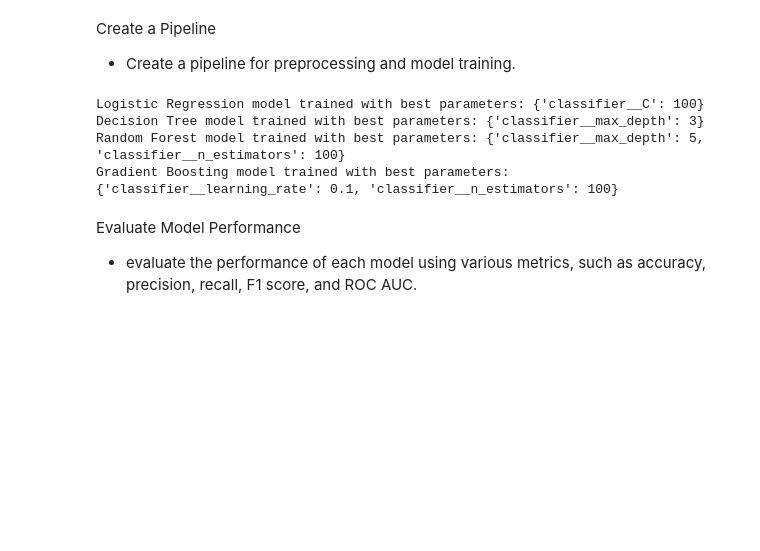
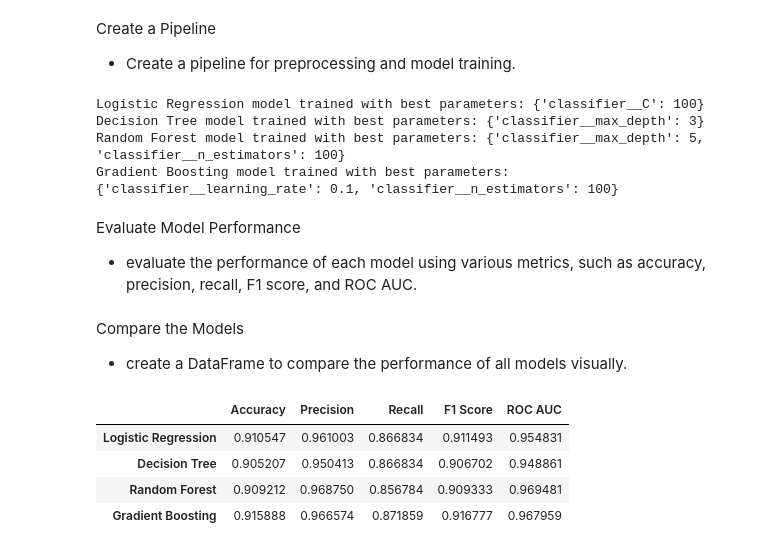
Before and after one commit to ruth22soft/Credit-Risk-Probability-Model-for-Alternative-data, a Jupyter notebook: notbooks/credit_risk_analysis.ipynb, the cells around one changed output. Saved outputs shown, nothing was run; the diff lists cells and outputs as text; code cells hidden in the pictures; blank space fills up the shorter version.

Commit message:
Compare the Models

```diff
--- a/notbooks/credit_risk_analysis.ipynb
+++ b/notbooks/credit_risk_analysis.ipynb
@@ -790,3 +790,16 @@ for name, pipeline in grid_searches.items():
 # # Display the performance metrics
 # for model, metrics in performance_metrics.items():
 #     print(f"{model}: {metrics}")
+# %% [markdown]
+Compare the Models
+- create a DataFrame to compare the performance of all models visually.
+# %%
+# Create a DataFrame from the performance metrics
+performance_df = pd.DataFrame(performance_metrics).T
+performance_df
+# %% [output]
+|  | Accuracy | Precision | Recall | F1 Score | ROC AUC |
+| Logistic Regression | 0.910547 | 0.961003 | 0.866834 | 0.911493 | 0.954831 |
+| Decision Tree | 0.905207 | 0.950413 | 0.866834 | 0.906702 | 0.948861 |
+| Random Forest | 0.909212 | 0.968750 | 0.856784 | 0.909333 | 0.969481 |
+| Gradient Boosting | 0.915888 | 0.966574 | 0.871859 | 0.916777 | 0.967959 |
```
